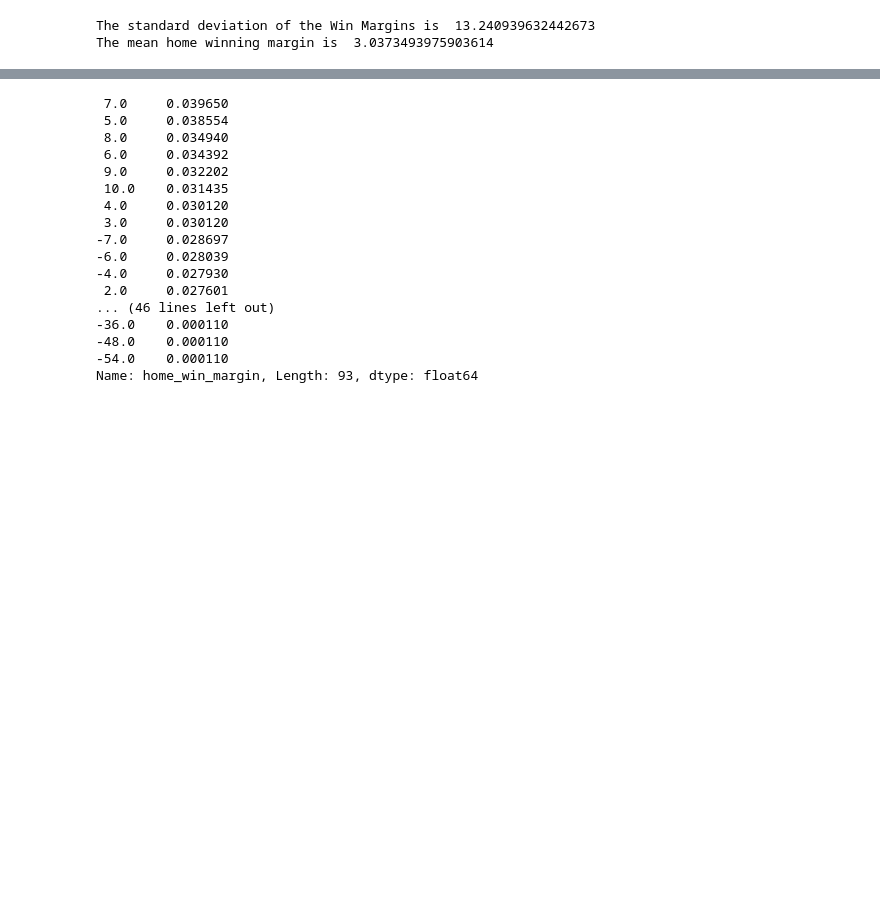
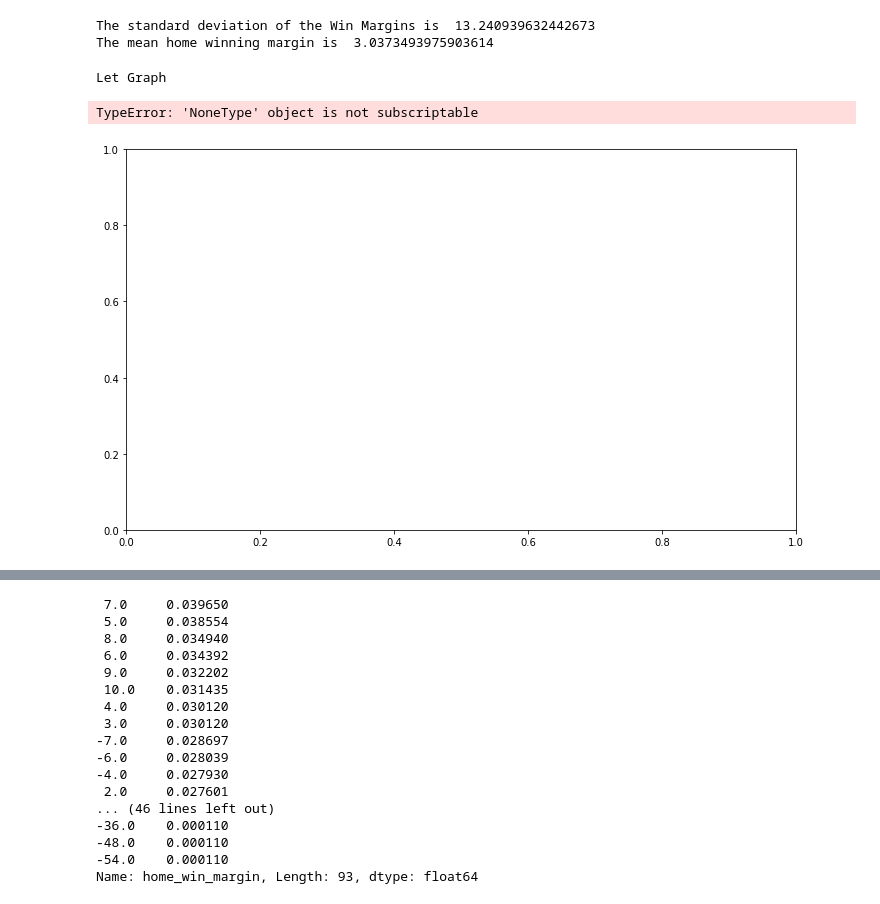
Before and after one commit to bryanco1966/Sports-Modeling, a Jupyter notebook: NBA_feature engineering.ipynb, the cells around one changed output, grey strips where cells are left out. Saved outputs shown, nothing was run; the diff lists cells and outputs as text; code cells hidden in the pictures; blank space fills up the shorter version.

```diff
--- a/NBA_feature engineering.ipynb
+++ b/NBA_feature engineering.ipynb
@@ -28,4 +28,13 @@ print('The mean home winning margin is ', nba.home_win_margin.mean())
 # %% [output]
 The standard deviation of the Win Margins is  13.240939632442673
 The mean home winning margin is  3.0373493975903614
+# %%
+graph = datatools.DataGrapher()
+# %% [output]
+Let Graph
+# %%
+graph.plothist('nba', 'mov_5_1q')
+# %% [output]
+TypeError: 'NoneType' object is not subscriptable
+[figure, added]
 # %%
```
Also changed, not shown: parts of 10 cells of this notebook, 4 other files.
